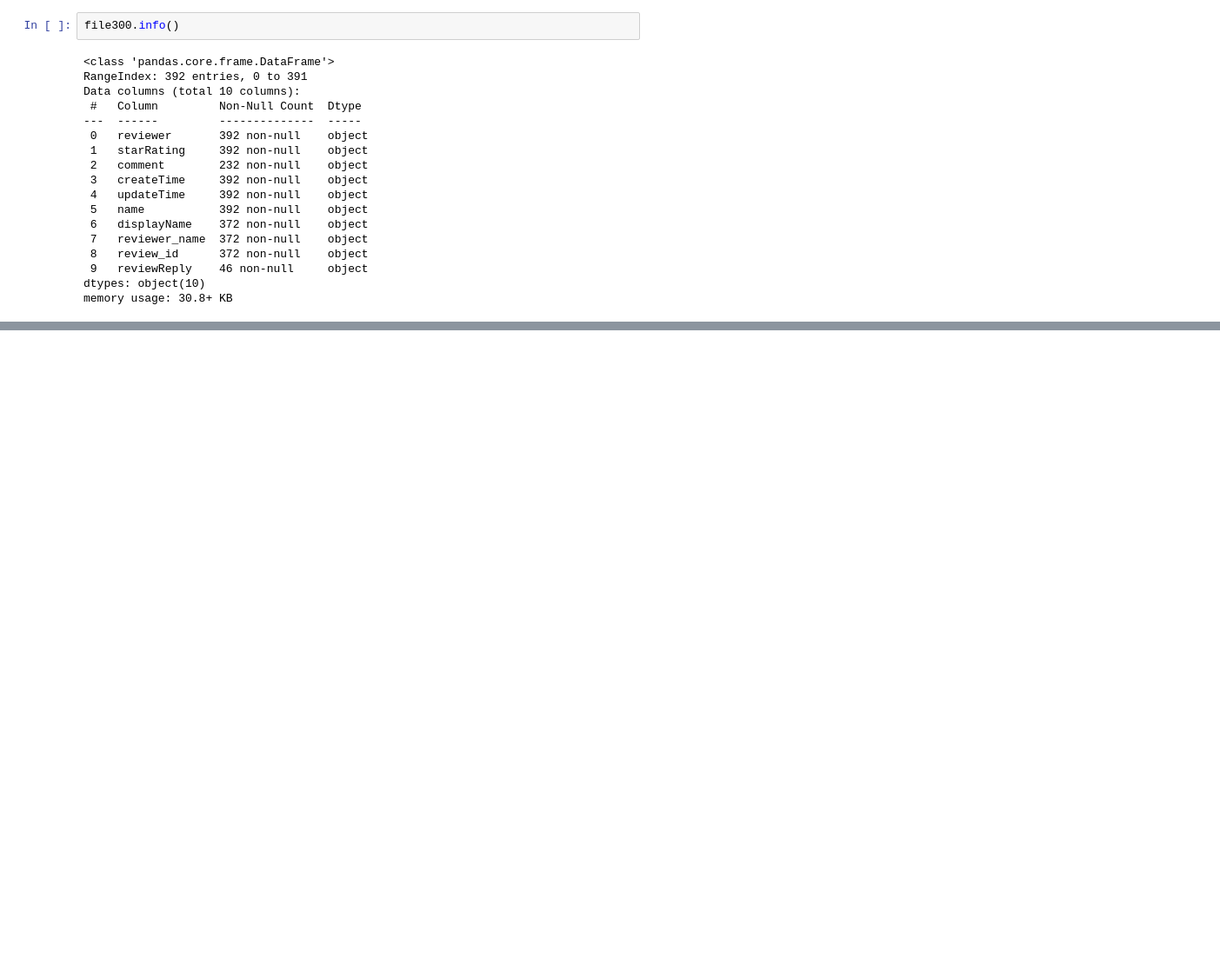
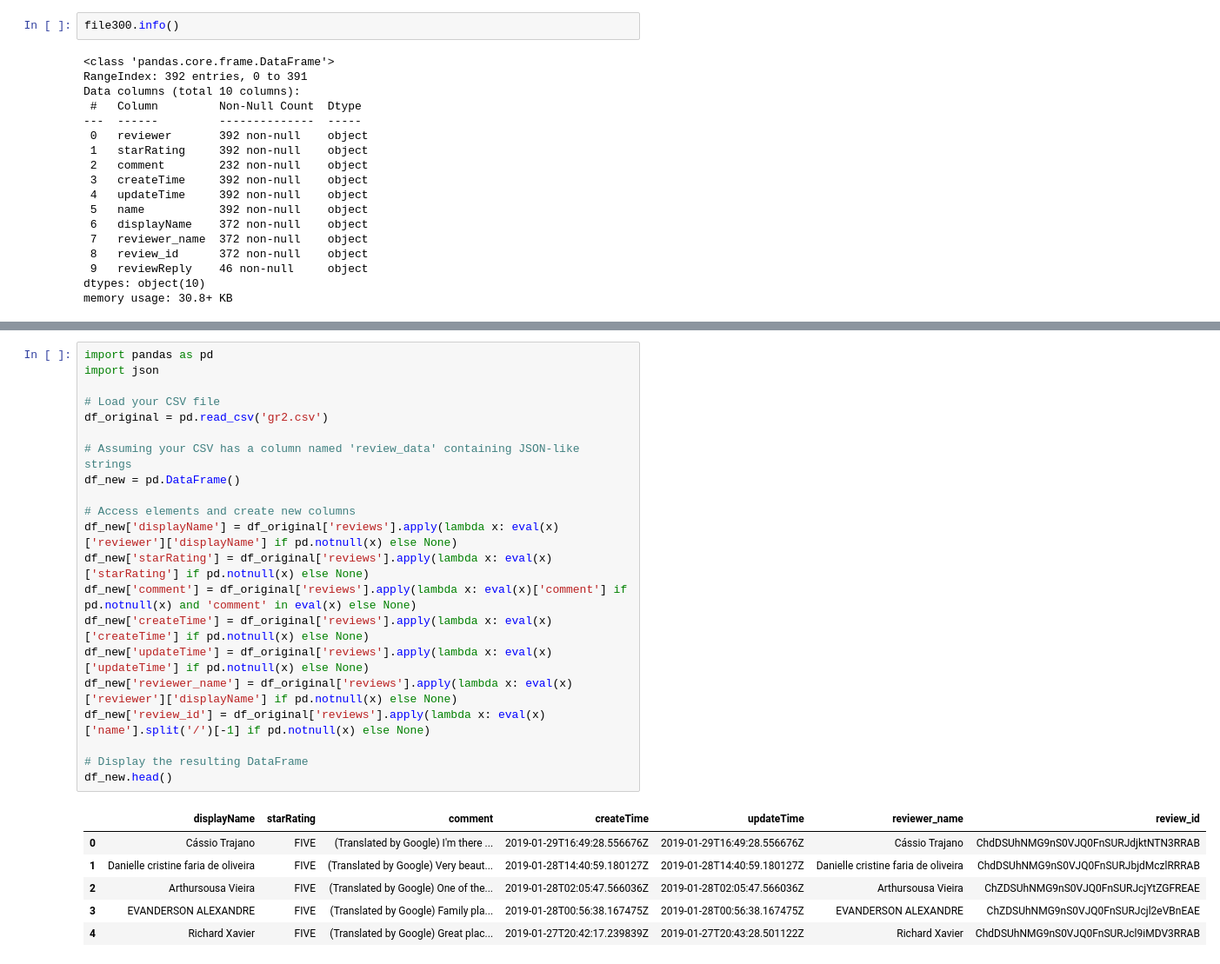
Before and after one commit to izazaka/StrategicThinking, a Jupyter notebook: Putting Together.ipynb, the cells around one changed output, grey strips where cells are left out. Shown at 87% size. Drawn from its saved outputs; the diff is of its cells as text; blank space fills up the shorter version.

```diff
--- a/Putting Together.ipynb
+++ b/Putting Together.ipynb
@@ -2057,0 +2240,28 @@ memory usage: 30.8+ KB
+# %%
+import pandas as pd
+import json
+
+# Load your CSV file
+df_original = pd.read_csv('gr2.csv')
+
+# Assuming your CSV has a column named 'review_data' containing JSON-like strings
+df_new = pd.DataFrame()
+
+# Access elements and create new columns
+df_new['displayName'] = df_original['reviews'].apply(lambda x: eval(x)['reviewer']['displayName'] if pd.notnull(x) else None)
+df_new['starRating'] = df_original['reviews'].apply(lambda x: eval(x)['starRating'] if pd.notnull(x) else None)
+df_new['comment'] = df_original['reviews'].apply(lambda x: eval(x)['comment'] if pd.notnull(x) and 'comment' in eval(x) else None)
+df_new['createTime'] = df_original['reviews'].apply(lambda x: eval(x)['createTime'] if pd.notnull(x) else None)
+df_new['updateTime'] = df_original['reviews'].apply(lambda x: eval(x)['updateTime'] if pd.notnull(x) else None)
+df_new['reviewer_name'] = df_original['reviews'].apply(lambda x: eval(x)['reviewer']['displayName'] if pd.notnull(x) else None)
+df_new['review_id'] = df_original['reviews'].apply(lambda x: eval(x)['name'].split('/')[-1] if pd.notnull(x) else None)
+
+# Display the resulting DataFrame
+df_new.head()
+# %% [output]
+|  | displayName | starRating | comment | createTime | updateTime | reviewer_name | review_id |
+| 0 | Cássio Trajano | FIVE | (Translated by Google) I'm there ... | 2019-01-29T16:49:28.556676Z | 2019-01-29T16:49:28.556676Z | Cássio Trajano | ChdDSUhNMG9nS0VJQ0FnSURJdjktNTN3RRAB |
+| 1 | Danielle cristine faria de oliveira | FIVE | (Translated by Google) Very beaut... | 2019-01-28T14:40:59.180127Z | 2019-01-28T14:40:59.180127Z | Danielle cristine faria de oliveira | ChdDSUhNMG9nS0VJQ0FnSURJbjdMczlRRRAB |
+| 2 | Arthursousa Vieira | FIVE | (Translated by Google) One of the... | 2019-01-28T02:05:47.566036Z | 2019-01-28T02:05:47.566036Z | Arthursousa Vieira | ChZDSUhNMG9nS0VJQ0FnSURJcjYtZGFREAE |
+| 3 | EVANDERSON ALEXANDRE | FIVE | (Translated by Google) Family pla... | 2019-01-28T00:56:38.167475Z | 2019-01-28T00:56:38.167475Z | EVANDERSON ALEXANDRE | ChZDSUhNMG9nS0VJQ0FnSURJcjl2eVBnEAE |
+| 4 | Richard Xavier | FIVE | (Translated by Google) Great plac... | 2019-01-27T20:42:17.239839Z | 2019-01-27T20:43:28.501122Z | Richard Xavier | ChdDSUhNMG9nS0VJQ0FnSURJcl9iMDV3RRAB |
```
Also changed, not shown: parts of 8 cells of this notebook, 2 other files.
